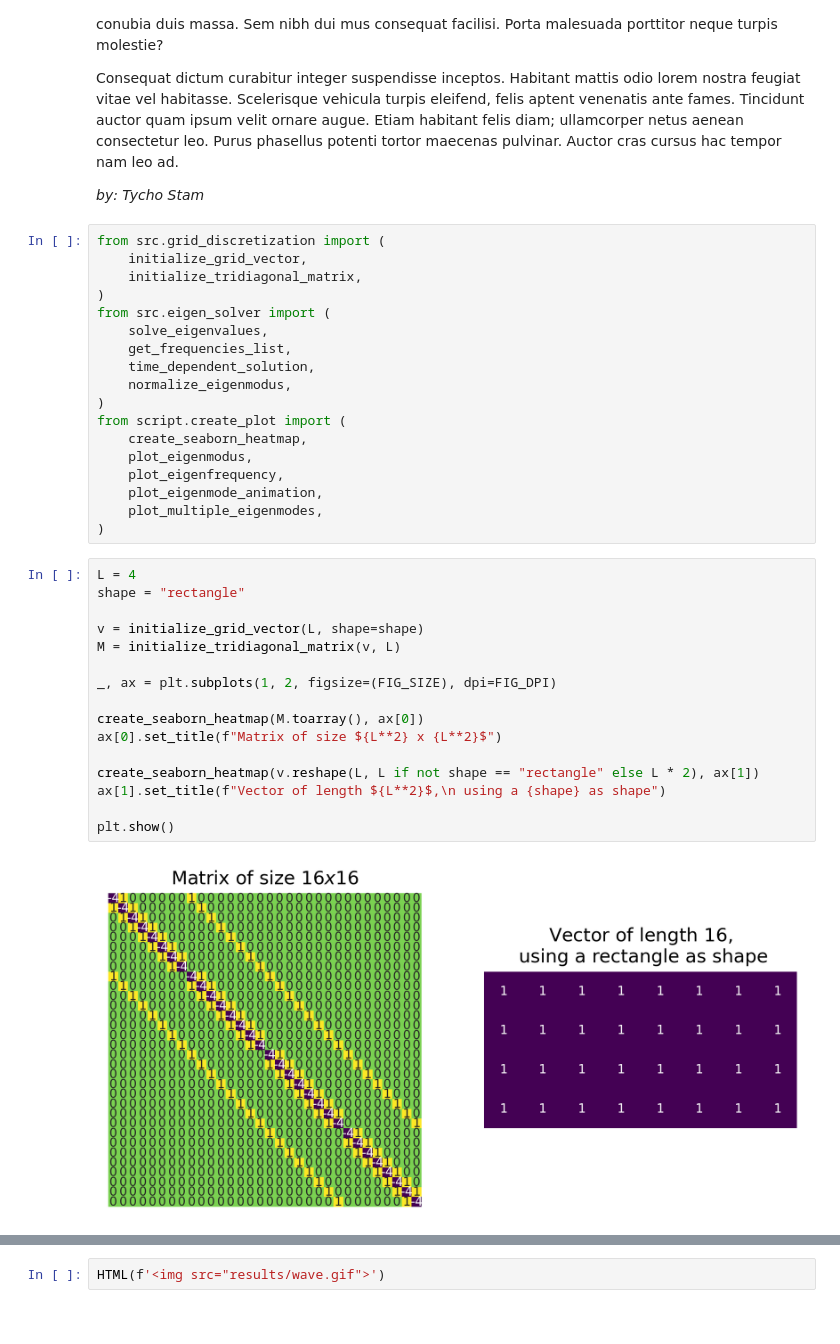
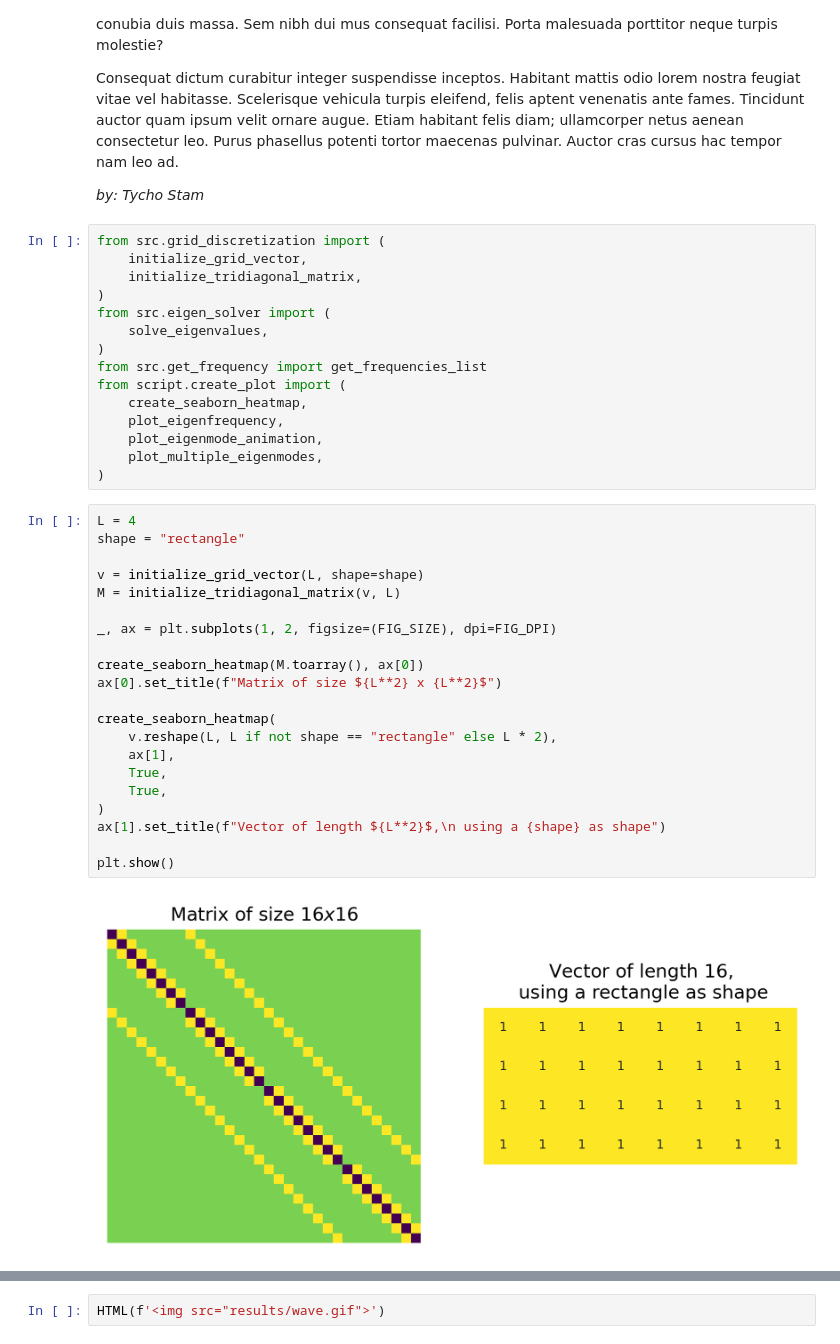
Before and after one commit to kingilsildor/CLS-Scientific_Computing-Assignment3, a Jupyter notebook: interface.ipynb, the cells around one changed output, grey strips where cells are left out. Cells and saved outputs as stored; diff of their text form.

```diff
--- a/interface.ipynb
+++ b/interface.ipynb
@@ -24,13 +24,10 @@ from src.grid_discretization import (
 )
 from src.eigen_solver import (
     solve_eigenvalues,
-    get_frequencies_list,
-    time_dependent_solution,
-    normalize_eigenmodus,
 )
+from src.get_frequency import get_frequencies_list
 from script.create_plot import (
     create_seaborn_heatmap,
-    plot_eigenmodus,
     plot_eigenfrequency,
     plot_eigenmode_animation,
     plot_multiple_eigenmodes,
@@ -38,18 +35,23 @@ from script.create_plot import (
 # %%
 L = 4
 shape = "rectangle"
 
 v = initialize_grid_vector(L, shape=shape)
 M = initialize_tridiagonal_matrix(v, L)
 
 _, ax = plt.subplots(1, 2, figsize=(FIG_SIZE), dpi=FIG_DPI)
 
 create_seaborn_heatmap(M.toarray(), ax[0])
 ax[0].set_title(f"Matrix of size ${L**2} x {L**2}$")
 
-create_seaborn_heatmap(v.reshape(L, L if not shape == "rectangle" else L * 2), ax[1])
+create_seaborn_heatmap(
+    v.reshape(L, L if not shape == "rectangle" else L * 2),
+    ax[1],
+    True,
+    True,
+)
 ax[1].set_title(f"Vector of length ${L**2}$,\n using a {shape} as shape")
 
 plt.show()
 # %% [output]
-[figure, old version]
+[figure, new version]
```
Also changed, not shown: parts of 14 cells of this notebook, 4 other files.
